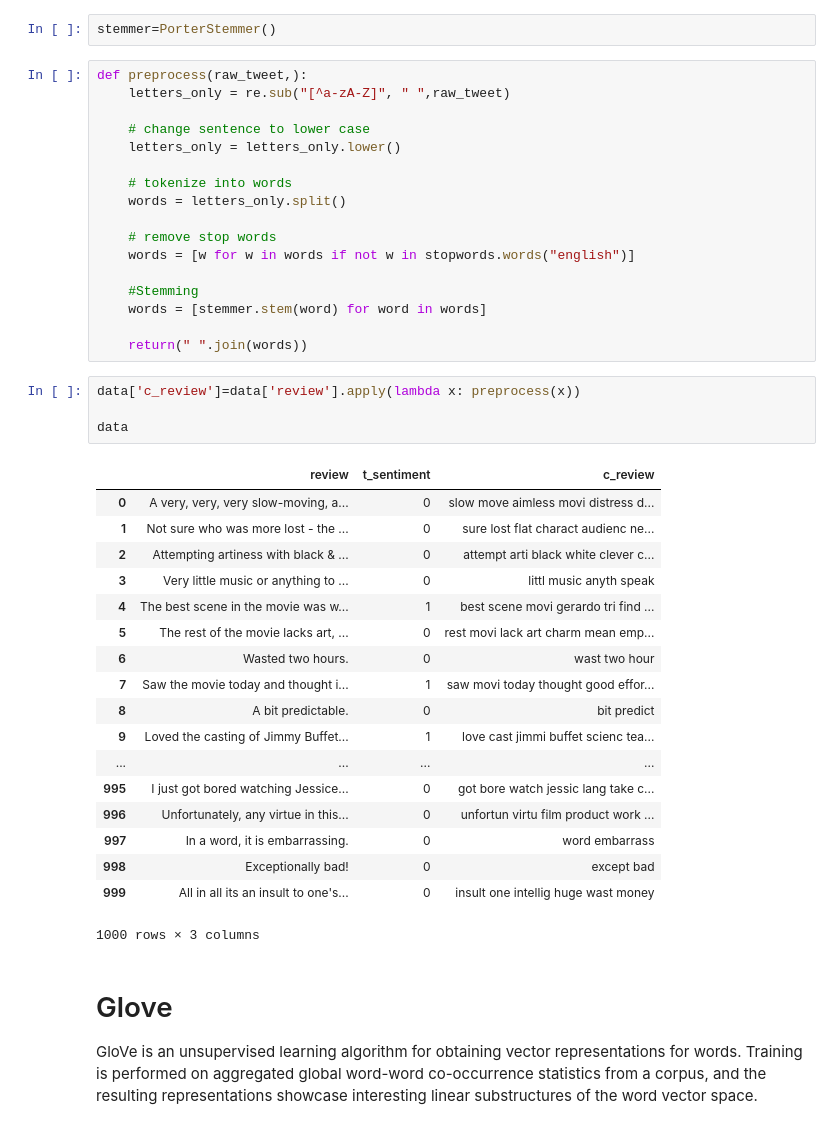
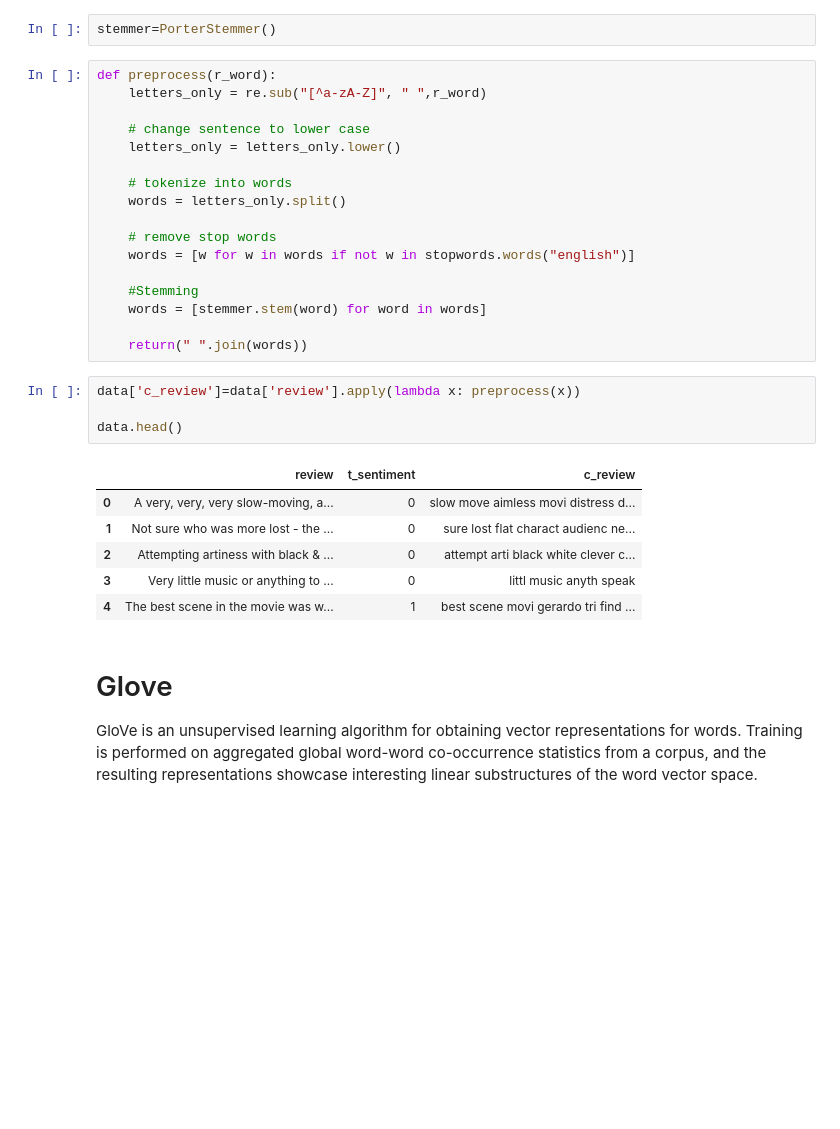
Before and after one commit to varun1945/IMDB-movie_review-classifier-, a Jupyter notebook: movie_review_classifier.ipynb, the cells around one changed output. Saved outputs shown, nothing was run; the diff lists cells and outputs as text; blank space fills up the shorter version.

```diff
--- a/movie_review_classifier.ipynb
+++ b/movie_review_classifier.ipynb
@@ -174,8 +170,8 @@ from nltk.stem.porter import PorterStemmer
 # %%
 stemmer=PorterStemmer()
 # %%
-def preprocess(raw_tweet,):
-    letters_only = re.sub("[^a-zA-Z]", " ",raw_tweet)
+def preprocess(r_word):
+    letters_only = re.sub("[^a-zA-Z]", " ",r_word)
 
     # change sentence to lower case
     letters_only = letters_only.lower()
@@ -193,26 +189,14 @@ def preprocess(raw_tweet,):
 # %%
 data['c_review']=data['review'].apply(lambda x: preprocess(x))
 
-data
+data.head()
 # %% [output]
 |  | review | t_sentiment | c_review |
 | 0 | A very, very, very slow-moving, a... | 0 | slow move aimless movi distress d... |
 | 1 | Not sure who was more lost - the ... | 0 | sure lost flat charact audienc ne... |
 | 2 | Attempting artiness with black & ... | 0 | attempt arti black white clever c... |
 | 3 | Very little music or anything to ... | 0 | littl music anyth speak |
 | 4 | The best scene in the movie was w... | 1 | best scene movi gerardo tri find ... |
-| 5 | The rest of the movie lacks art, ... | 0 | rest movi lack art charm mean emp... |
-| 6 | Wasted two hours. | 0 | wast two hour |
-| 7 | Saw the movie today and thought i... | 1 | saw movi today thought good effor... |
-| 8 | A bit predictable. | 0 | bit predict |
-| 9 | Loved the casting of Jimmy Buffet... | 1 | love cast jimmi buffet scienc tea... |
-| ... | ... | ... | ... |
-| 995 | I just got bored watching Jessice... | 0 | got bore watch jessic lang take c... |
-| 996 | Unfortunately, any virtue in this... | 0 | unfortun virtu film product work ... |
-| 997 | In a word, it is embarrassing. | 0 | word embarrass |
-| 998 | Exceptionally bad! | 0 | except bad |
-| 999 | All in all its an insult to one's... | 0 | insult one intellig huge wast money |
-1000 rows × 3 columns
 # %% [markdown]
 # Glove
 GloVe is an unsupervised learning algorithm for obtaining vector representations for words. Training is performed on aggregated global word-word co-occurrence statistics from a corpus, and the resulting representations showcase interesting linear substructures of the word vector space.
```
Also changed, not shown: parts of 25 cells of this notebook.
